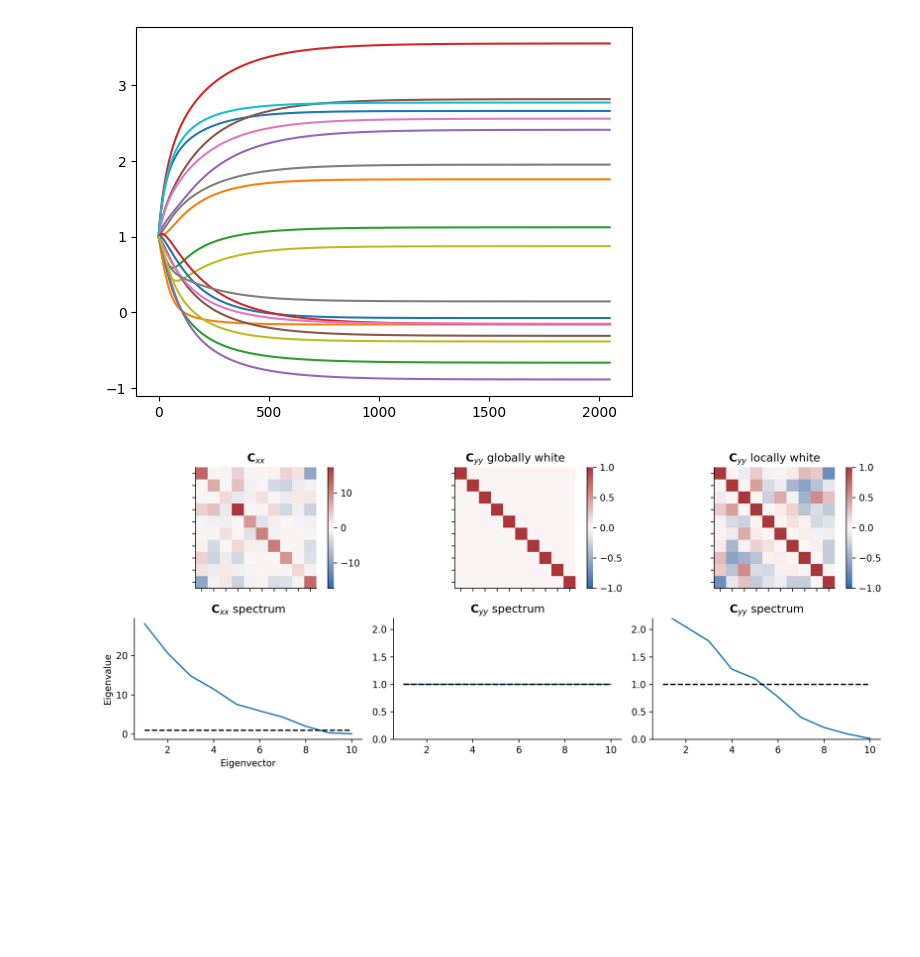
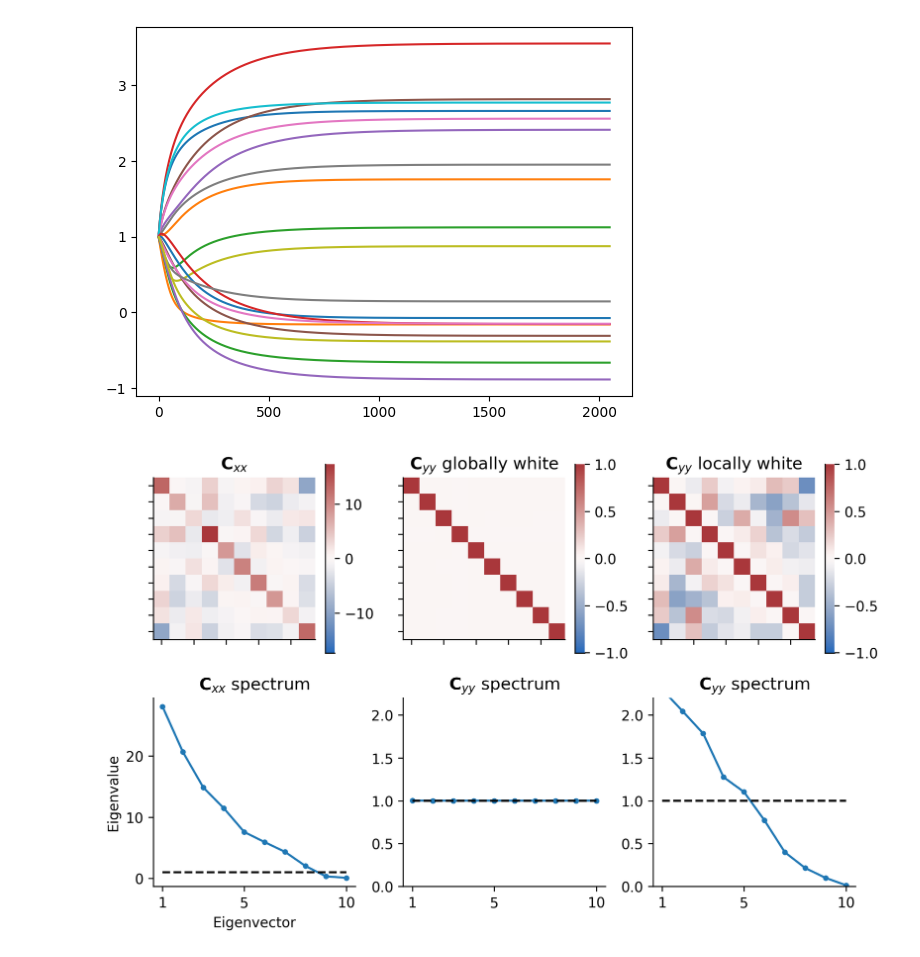
Before and after one commit to lyndond/frame_whitening, a Jupyter notebook: figures/conv1d.ipynb, the cells around one changed output. Cells and saved outputs as stored; diff of their text form; code cells hidden in the pictures; blank space fills up the shorter version.

```diff
--- a/figures/conv1d.ipynb
+++ b/figures/conv1d.ipynb
@@ -56,36 +56,39 @@ Cw2 = M @ Cxx0 @ M.T
 
 vv, _ = np.linalg.eigh(Cw2)
 Cww = Mw @ Cxx0 @ Mw.T
 
 def heatmap(C, ax):
     _VMAX = np.max(np.abs(C))
     sns.heatmap(C, ax=ax, vmin=-_VMAX, vmax=_VMAX, cmap="vlag", cbar=True, square=True)
 
-fig, ax = plt.subplots(2, 3, figsize=(12, 5), dpi=300)
+fig, ax = plt.subplots(2, 3, figsize=(8, 5), dpi=300, sharex="row")
 
 heatmap(Cxx0, ax[0,0])
 heatmap(Cww, ax[0,1])
 heatmap(Cw2, ax[0,2])
 
-ax[1,0].plot(np.arange(1,N+1), np.linalg.eigh(Cxx0)[0][::-1])
-ax[1,1].plot(np.arange(1, N+1), np.linalg.eigh(Cww)[0][::-1])
-ax[1,2].plot(np.arange(1, N+1), np.linalg.eigh(Cw2)[0][::-1])
+ax[1,0].plot(np.arange(1,N+1), np.linalg.eigh(Cxx0)[0][::-1], ".-")
+ax[1,1].plot(np.arange(1, N+1), np.linalg.eigh(Cww)[0][::-1], ".-")
+ax[1,2].plot(np.arange(1, N+1), np.linalg.eigh(Cw2)[0][::-1], ".-")
 
 ax[1,0].hlines(1, 1, N, color="k", linestyle="--")
 ax[1,1].hlines(1, 1, N, color="k", linestyle="--")
 ax[1,2].hlines(1, 1, N, color="k", linestyle="--")
 
 
 ax[0,0].set(title=r"${\bf C}_{xx}$", xticklabels=[], yticklabels=[])
 ax[0,1].set(title=r"${\bf C}_{yy}$ globally white", xticklabels=[], yticklabels=[])
 ax[0,2].set(title=r"${\bf C}_{yy}$ locally white", xticklabels=[], yticklabels=[])
 
 yscale = "linear"
-ax[1, 0].set(title=r"${\bf C}_{xx}$ spectrum", yscale=yscale, ylabel="Eigenvalue", xlabel="Eigenvector")
+ax[1, 0].set(title=r"${\bf C}_{xx}$ spectrum", yscale=yscale,
+    ylabel="Eigenvalue", xlabel="Eigenvector",
+    xticks=(1, 5, 10), xticklabels=(1, 5, 10))
+
 ax[1, 1].set(title=r"${\bf C}_{yy}$ spectrum", yscale=yscale, ylim=(0, 2.2))
 ax[1, 2].set(title=r"${\bf C}_{yy}$ spectrum", yscale=yscale, ylim=(0, 2.2))
 
 fig.tight_layout()
 sns.despine()
 # %% [output]
-[figure, old version]
+[figure, new version]
```
Also changed, not shown: 2 other files.
